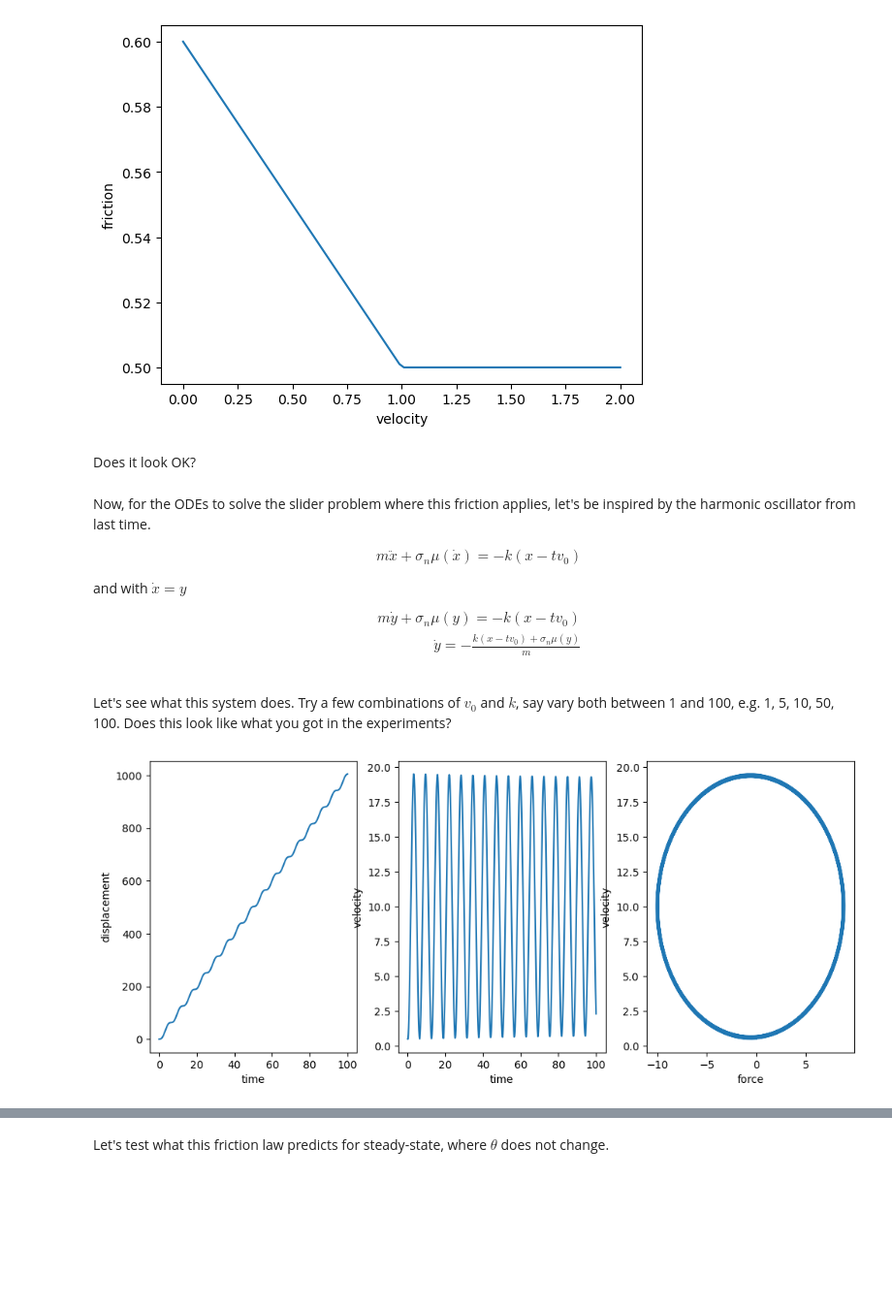
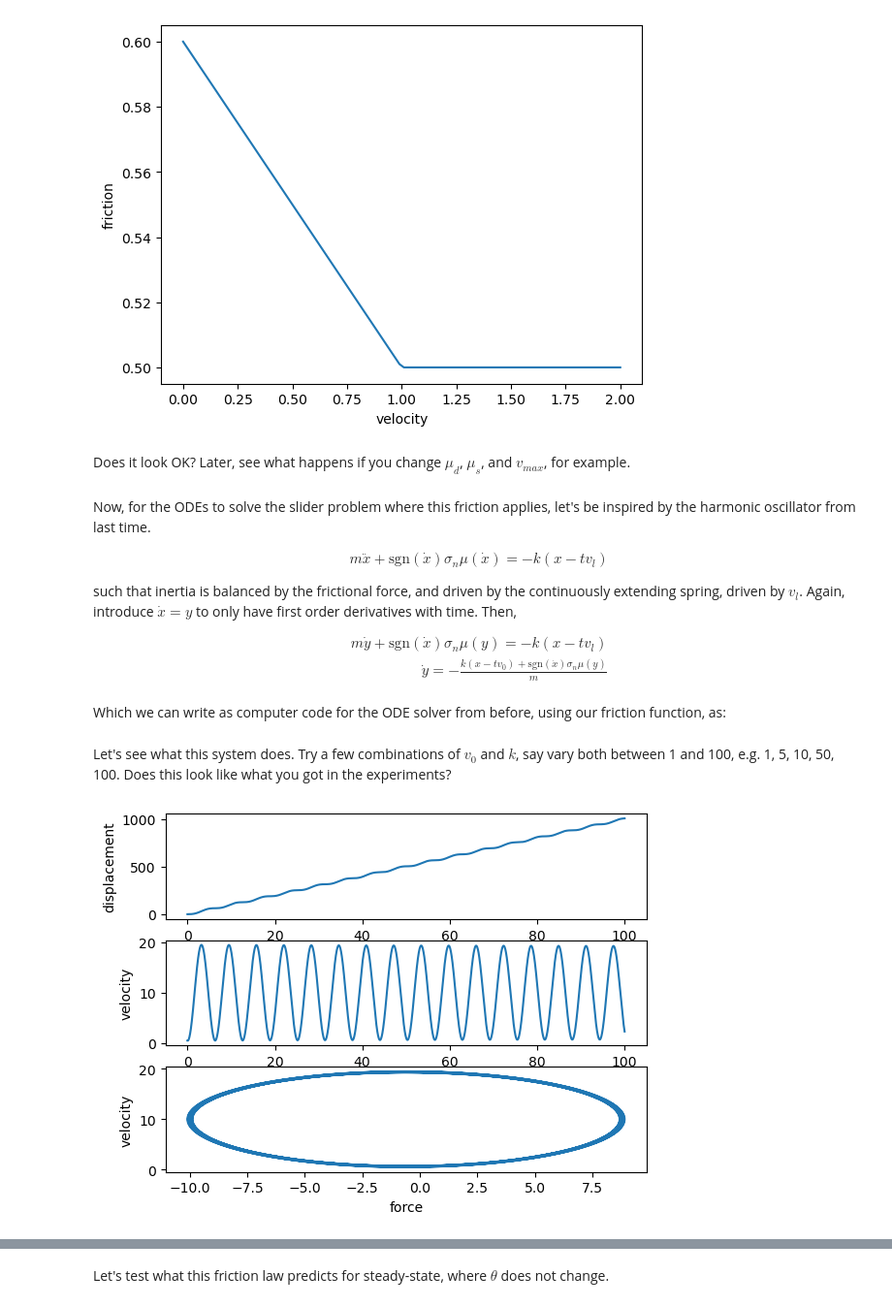
Before and after one commit to dunyuliu/Earth_From_Lab_To_Planet_Tutorials, a Jupyter notebook: Module2.1_RateStateFriction.ipynb, the cells around one changed output, grey strips where cells are left out. Shown at 97% size. Drawn from its saved outputs; the diff is of its cells as text; code cells hidden in the pictures; blank space fills up the shorter version.

```diff
--- a/Module2.1_RateStateFriction.ipynb
+++ b/Module2.1_RateStateFriction.ipynb
@@ -46,18 +54,22 @@ plt.show()
 # %% [output]
 [figure]
 # %% [markdown]
-Does it look OK?
+Does it look OK? Later, see what happens if you change $\mu_d$, $\mu_s$, and $v_{max}$, for example.
 # %% [markdown]
 Now, for the ODEs to solve the slider problem where this friction applies, let's be inspired by the harmonic oscillator from last time.
 
 \begin{align}
-m \ddot{x} +   \sigma_n \mu(\dot{x}) = -k(x-tv_0)
+m \ddot{x} +   \mathrm{sgn}(\dot{x}) \sigma_n \mu(\dot{x}) = -k(x-t v_l)
 \end{align}
-and with $\dot{x} = y$
+such that inertia is balanced by the frictional force, and driven by the continuously extending spring, driven by $v_l$.
+Again, introduce $\dot{x} = y$ to only have first order derivatives with time. Then,
+
 \begin{align}
-m \dot{y} +  \sigma_n  \mu(y) = -k(x-tv_0)\\
-\dot{y} = -\frac{k(x-tv_0)+ \sigma_n  \mu(y)}{m}\\
+m \dot{y} +  \mathrm{sgn}(\dot{x})  \sigma_n  \mu(y) = -k(x-tv_l)\\
+\dot{y} = -\frac{k(x-tv_0)+ \mathrm{sgn}(\dot{x})  \sigma_n  \mu(y)}{m}\\
 \end{align}
+
+Which we can write as computer code for the ODE solver from before, using our friction function, as:
 # %%
 def dxdt(x, t, m,k,mu_d,mu_s,smA,v0,vmax):
     f0 = x[1]
@@ -72,19 +84,19 @@ Let's see what this system does. Try a few combinations of $v_0$ and $k$, say va
 # %%
 x0=[0,0.5]
 tmax=100
 nsteps = 4000
 t = np.linspace(0,tmax,nsteps)
 par.m=1;par.k=1;par.v0=10
 x   = ode_solver_scipy(x0,t,par)
 force=par.k*(x[:,0]-t*par.v0)
 
-fig, axes = plt.subplots(1, 3, figsize=(12, 5))
+fig, axes = plt.subplots(3,1)
 axes[0].plot(t,x[:,0]);axes[0].set_xlabel('time');axes[0].set_ylabel('displacement')
 axes[1].plot(t,x[:,1]);axes[1].set_xlabel('time');axes[1].set_ylabel('velocity')
 axes[2].plot(force,x[:,1]);axes[2].set_xlabel('force');axes[2].set_ylabel('velocity')
 plt.show()
 # %% [output]
-[figure, old version]
+[figure, new version]
 # %% [markdown]
 Now, let us consider a more complicated dependence of friction, what is called __rate-state friction__ (RSF) behavior. In general, experiments find a sliding velocity and time dependence, like so
 
```
Also changed, not shown: parts of 8 cells of this notebook, 2 other files.
